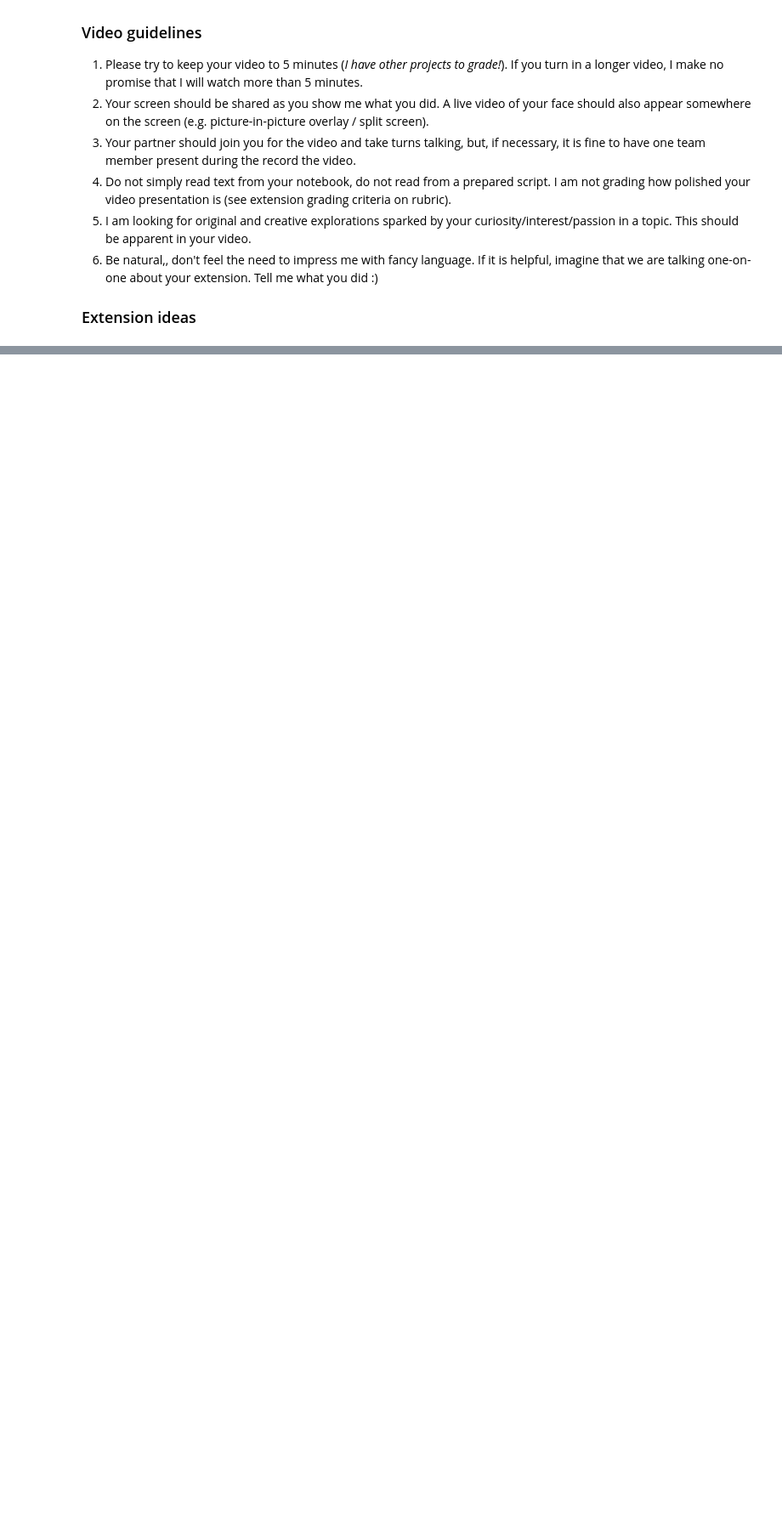
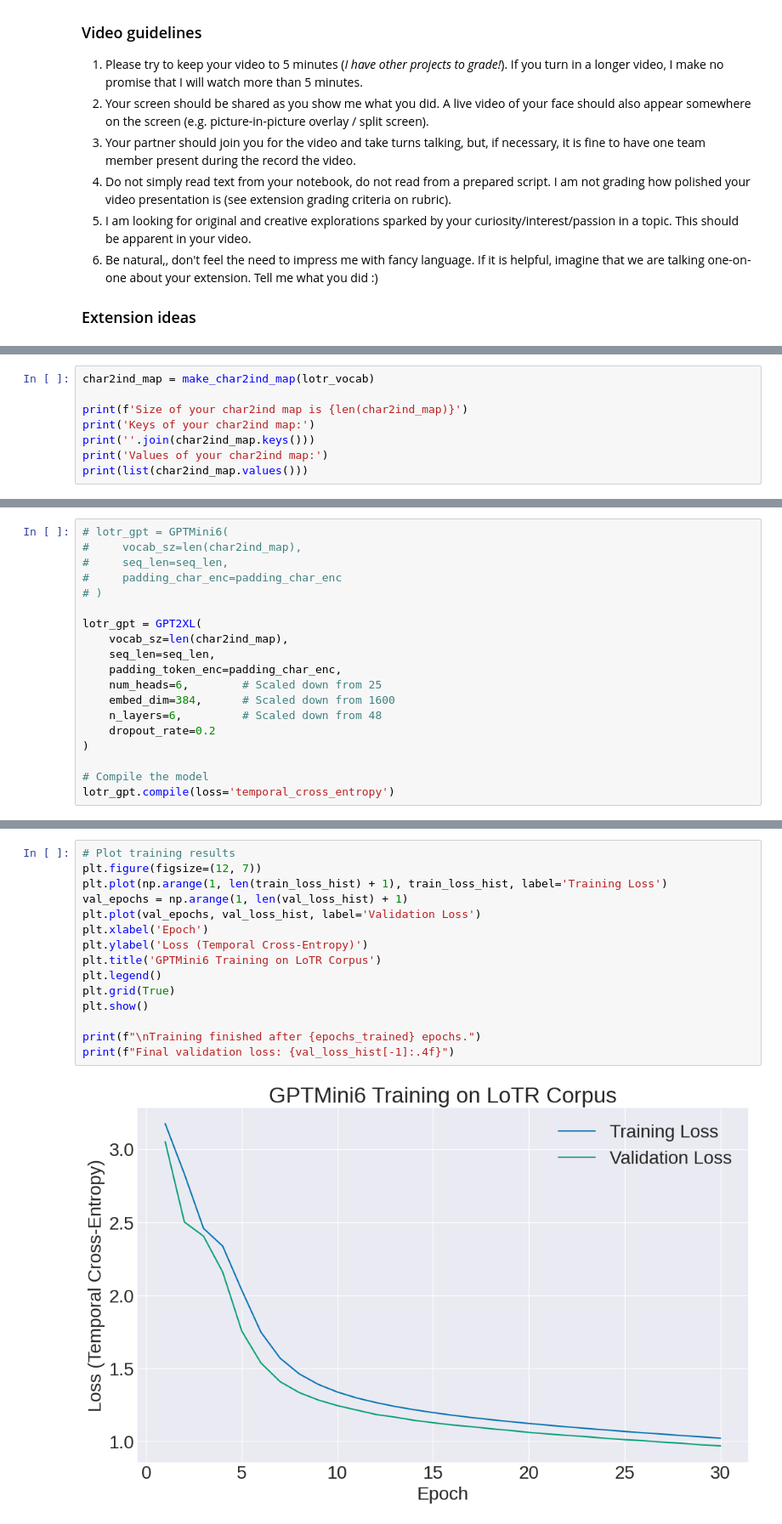
Before and after one commit to nssent25/CS444, a Jupyter notebook: Project4/shakespeare_generator.ipynb, the cells around one changed output, grey strips where cells are left out. Shown at 85% size. Saved outputs shown, nothing was run; the diff lists cells and outputs as text; blank space fills up the shorter version.

```diff
--- a/Project4/shakespeare_generator.ipynb
+++ b/Project4/shakespeare_generator.ipynb
@@ -567,0 +607,8 @@ Train one of your GPTs on a different text dataset and use it to generate text t
+# %%
+char2ind_map = make_char2ind_map(lotr_vocab)
+
+print(f'Size of your char2ind map is {len(char2ind_map)}')
+print('Keys of your char2ind map:')
+print(''.join(char2ind_map.keys()))
+print('Values of your char2ind map:')
+print(list(char2ind_map.values()))
@@ -567,0 +647,19 @@ Train one of your GPTs on a different text dataset and use it to generate text t
+# %%
+# lotr_gpt = GPTMini6(
+#     vocab_sz=len(char2ind_map),
+#     seq_len=seq_len,
+#     padding_char_enc=padding_char_enc
+# )
+
+lotr_gpt = GPT2XL(
+    vocab_sz=len(char2ind_map),
+    seq_len=seq_len,
+    padding_token_enc=padding_char_enc,
+    num_heads=6,        # Scaled down from 25
+    embed_dim=384,      # Scaled down from 1600
+    n_layers=6,         # Scaled down from 48
+    dropout_rate=0.2
+)
+
+# Compile the model
+lotr_gpt.compile(loss='temporal_cross_entropy')
@@ -567,0 +771,17 @@ Train one of your GPTs on a different text dataset and use it to generate text t
+# %%
+# Plot training results
+plt.figure(figsize=(12, 7))
+plt.plot(np.arange(1, len(train_loss_hist) + 1), train_loss_hist, label='Training Loss')
+val_epochs = np.arange(1, len(val_loss_hist) + 1)
+plt.plot(val_epochs, val_loss_hist, label='Validation Loss')
+plt.xlabel('Epoch')
+plt.ylabel('Loss (Temporal Cross-Entropy)')
+plt.title('GPTMini6 Training on LoTR Corpus')
+plt.legend()
+plt.grid(True)
+plt.show()
+
+print(f"\nTraining finished after {epochs_trained} epochs.")
+print(f"Final validation loss: {val_loss_hist[-1]:.4f}")
+# %% [output]
+[figure, added]
```
Also changed, not shown: parts of 15 cells of this notebook, 6 other files.
